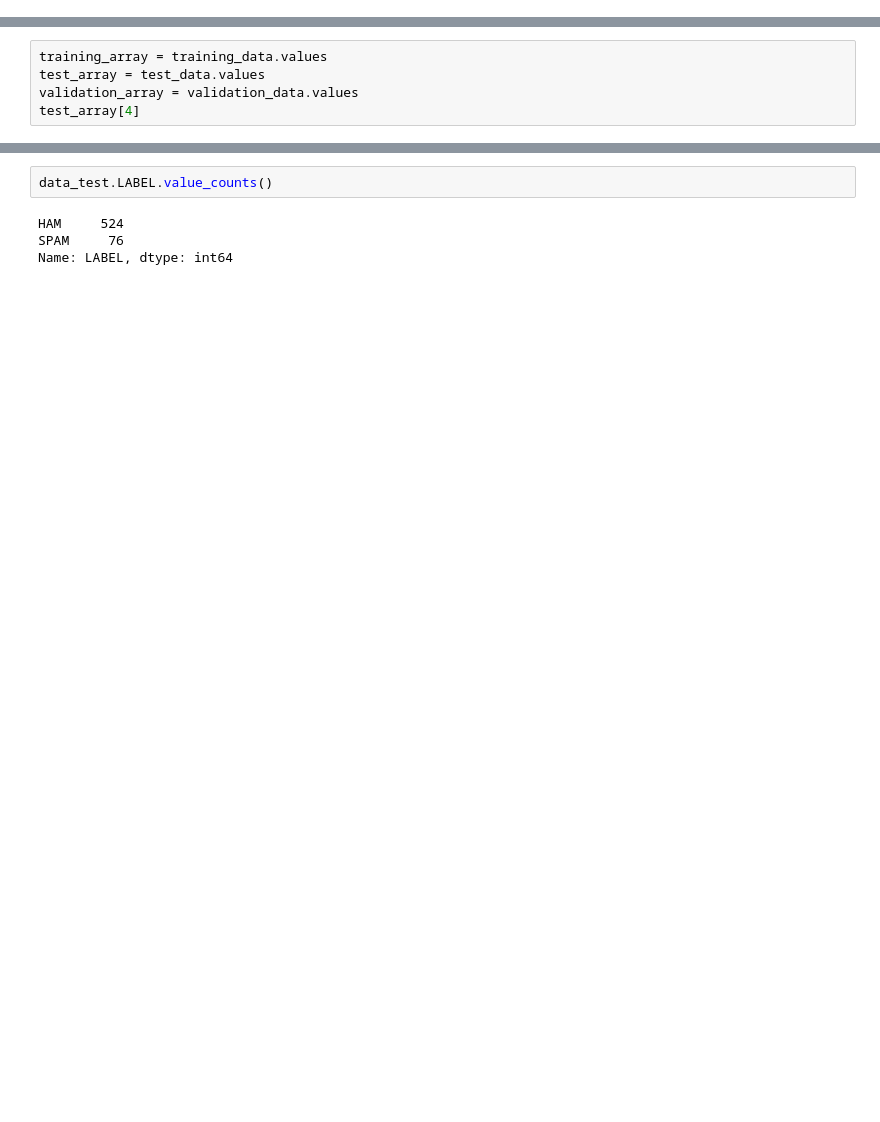
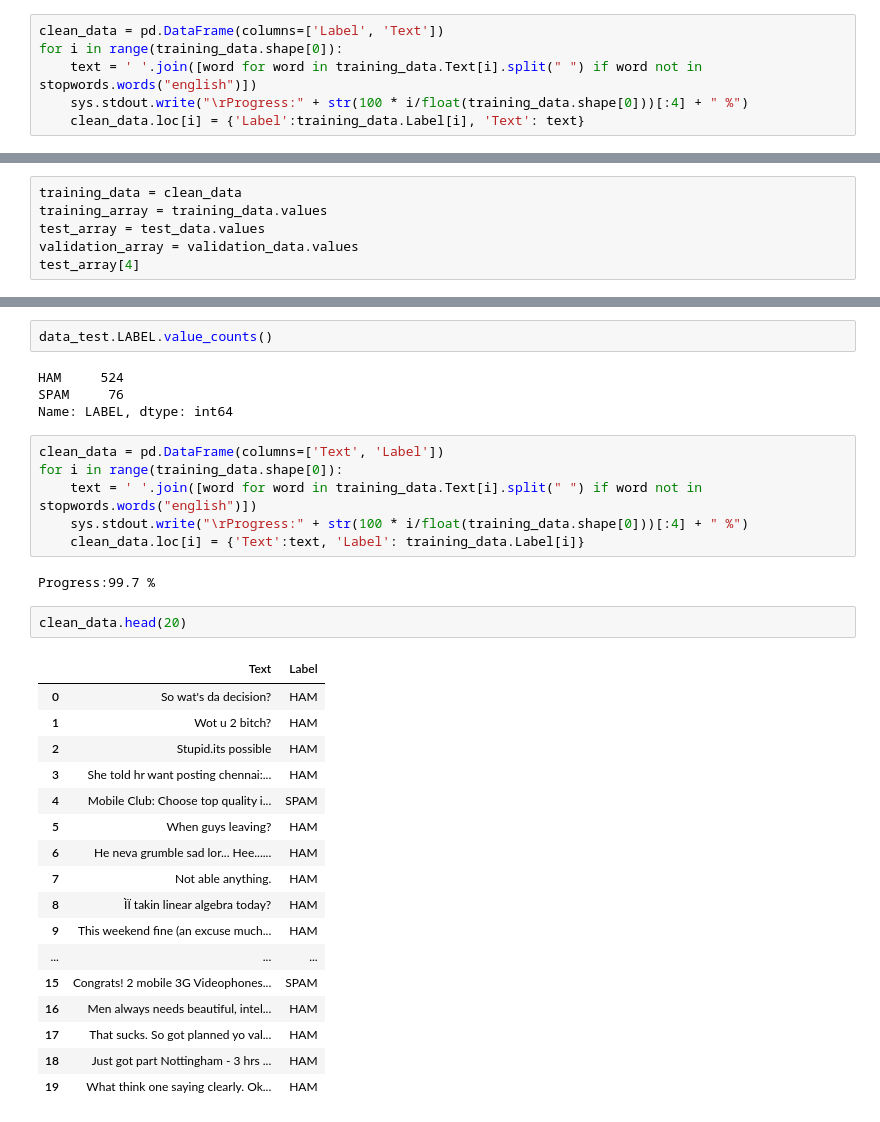
Before and after one commit to RowlandOti/NeuralNetwork-SentimentAnalysis, a Jupyter notebook: 6-NBayes-EfficientLowNoiseSpamFiltering.ipynb, the cells around one changed output, grey strips where cells are left out. Cells and saved outputs as stored; diff of their text form; blank space fills up the shorter version.

```diff
--- a/6-NBayes-EfficientLowNoiseSpamFiltering.ipynb
+++ b/6-NBayes-EfficientLowNoiseSpamFiltering.ipynb
@@ -180,3 +186,9 @@ r_spam = r_spam/r_total
 r_ham = r_ham/r_total
 # %% [markdown]
 ### Calculate the Likelihood
+# %%
+clean_data = pd.DataFrame(columns=['Label', 'Text'])
+for i in range(training_data.shape[0]):
+    text = ' '.join([word for word in training_data.Text[i].split(" ") if word not in stopwords.words("english")])
+    sys.stdout.write("\rProgress:" + str(100 * i/float(training_data.shape[0]))[:4] + " %")
+    clean_data.loc[i] = {'Label':training_data.Label[i], 'Text': text}
@@ -183,4 +197,5 @@ r_ham = r_ham/r_total
 # %%
+training_data = clean_data
 training_array = training_data.values
 test_array = test_data.values
 validation_array = validation_data.values
@@ -318,3 +329,31 @@ data_test.LABEL.value_counts()
 HAM     524
 SPAM     76
 Name: LABEL, dtype: int64
+# %%
+clean_data = pd.DataFrame(columns=['Text', 'Label'])
+for i in range(training_data.shape[0]):
+    text = ' '.join([word for word in training_data.Text[i].split(" ") if word not in stopwords.words("english")])
+    sys.stdout.write("\rProgress:" + str(100 * i/float(training_data.shape[0]))[:4] + " %")
+    clean_data.loc[i] = {'Text':text, 'Label': training_data.Label[i]}
+# %% [output]
+Progress:99.7 %
+# %%
+clean_data.head(20)
+# %% [output]
+|  | Text | Label |
+| 0 | So wat's da decision? | HAM |
+| 1 | Wot u 2 bitch? | HAM |
+| 2 | Stupid.its possible | HAM |
+| 3 | She told hr want posting chennai:... | HAM |
+| 4 | Mobile Club: Choose top quality i... | SPAM |
+| 5 | When guys leaving? | HAM |
+| 6 | He neva grumble sad lor... Hee...... | HAM |
+| 7 | Not able anything. | HAM |
+| 8 | ÌÏ takin linear algebra today? | HAM |
+| 9 | This weekend fine (an excuse much... | HAM |
+| ... | ... | ... |
+| 15 | Congrats! 2 mobile 3G Videophones... | SPAM |
+| 16 | Men always needs beautiful, intel... | HAM |
+| 17 | That sucks. So got planned yo val... | HAM |
+| 18 | Just got part Nottingham - 3 hrs ... | HAM |
+| 19 | What think one saying clearly. Ok... | HAM |
```
Also changed, not shown: parts of 18 cells of this notebook, 5 other files.
